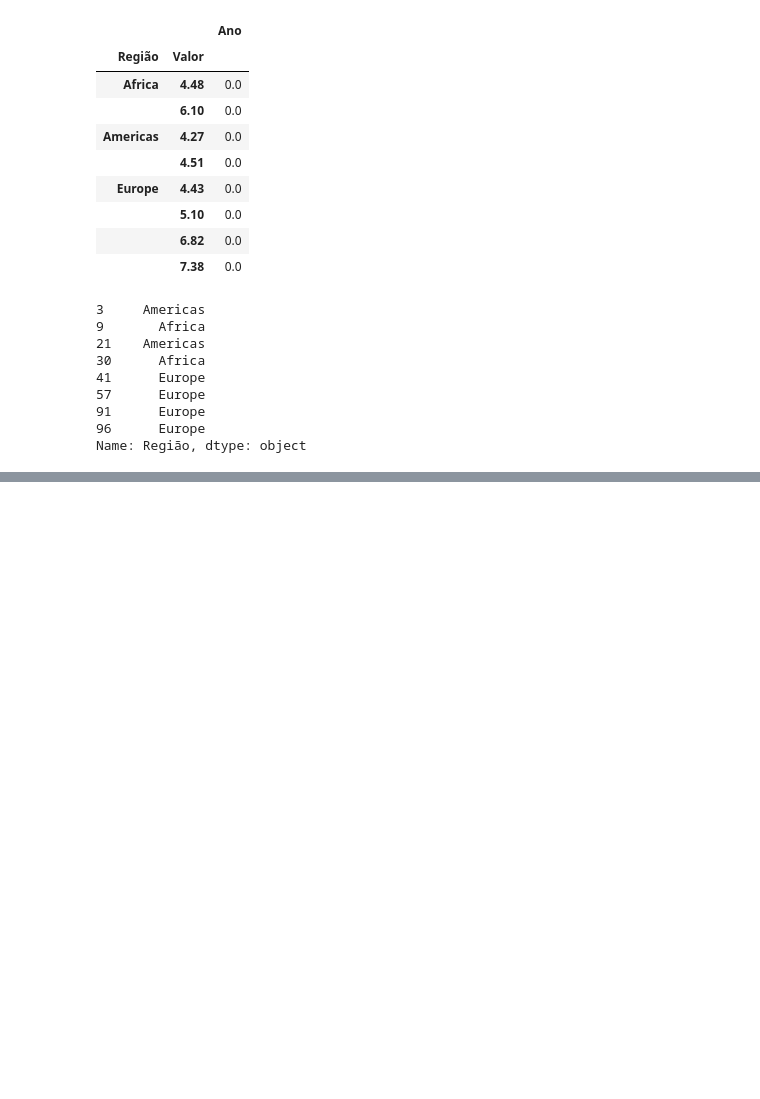
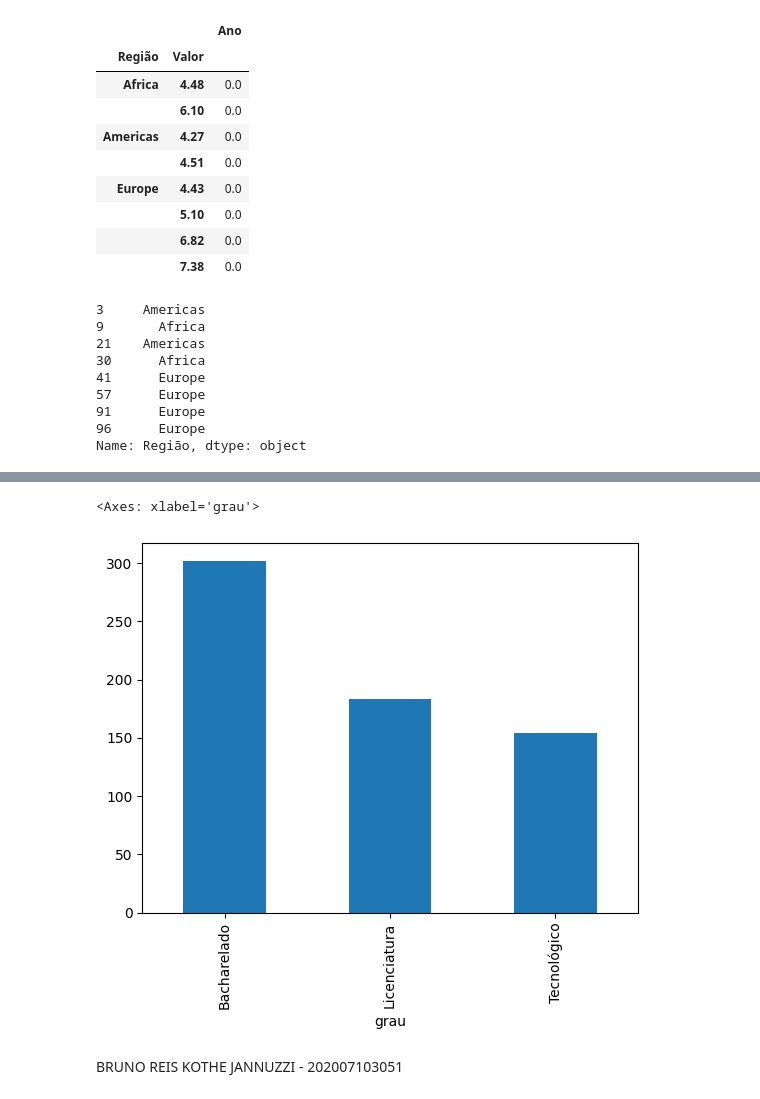
Before and after one commit to bruno-jannuzzi/NF3-BIG-DATA-BrunoReis, a Jupyter notebook: BigData3_BRUNO.ipynb, the cells around one changed output, grey strips where cells are left out. Drawn from its saved outputs; the diff is of its cells as text; code cells hidden in the pictures; blank space fills up the shorter version.

```diff
--- a/BigData3_BRUNO.ipynb
+++ b/BigData3_BRUNO.ipynb
@@ -288,0 +612,16 @@ Name: Região, dtype: object
+# %%
+# Questão 2, letra j. Gráfico comparativo entre o grau dos cursos (Bacharelado, Licenciatura, Tecnologia, etc) pelas Notas Integral de Cotas.
+
+import pandas as pd
+df = pd.read_csv('https://raw.githubusercontent.com/bruno-jannuzzi/NF3-BIG-DATA-BrunoReis/main/cursos-prouni.csv', sep = ',')
+type(df)
+df['nota_integral_cotas'].fillna(0.0, inplace=True)
+
+grafico = df.groupby("grau")["nota_integral_cotas"].mean()
+grafico
+grafico.plot.bar(x="grau", y = "nota_integral_cotas")
+# %% [output]
+<Axes: xlabel='grau'>
+[figure, added]
+# %% [markdown]
+BRUNO REIS KOTHE JANNUZZI - 202007103051
```
Also changed, not shown: parts of 11 cells of this notebook.
